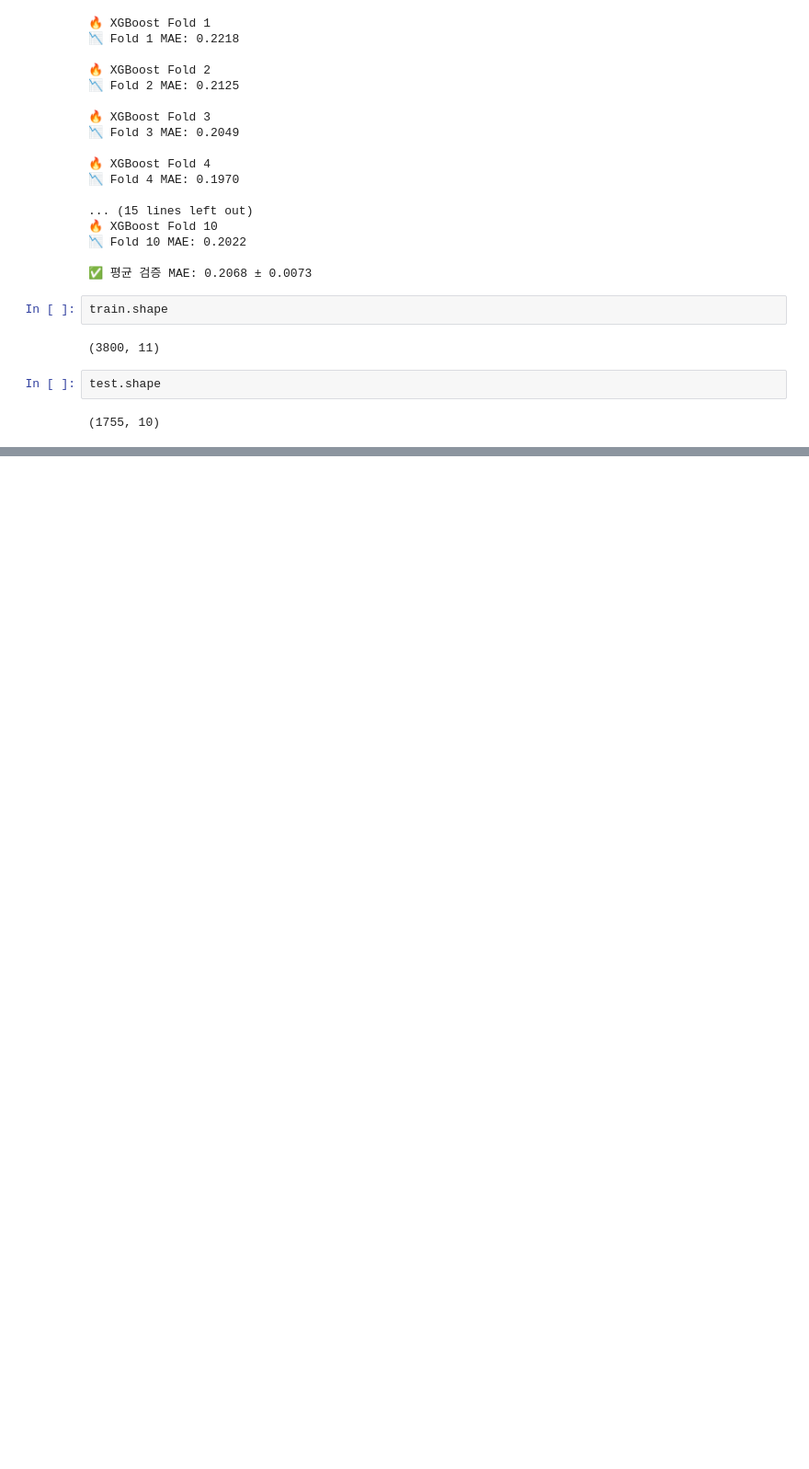
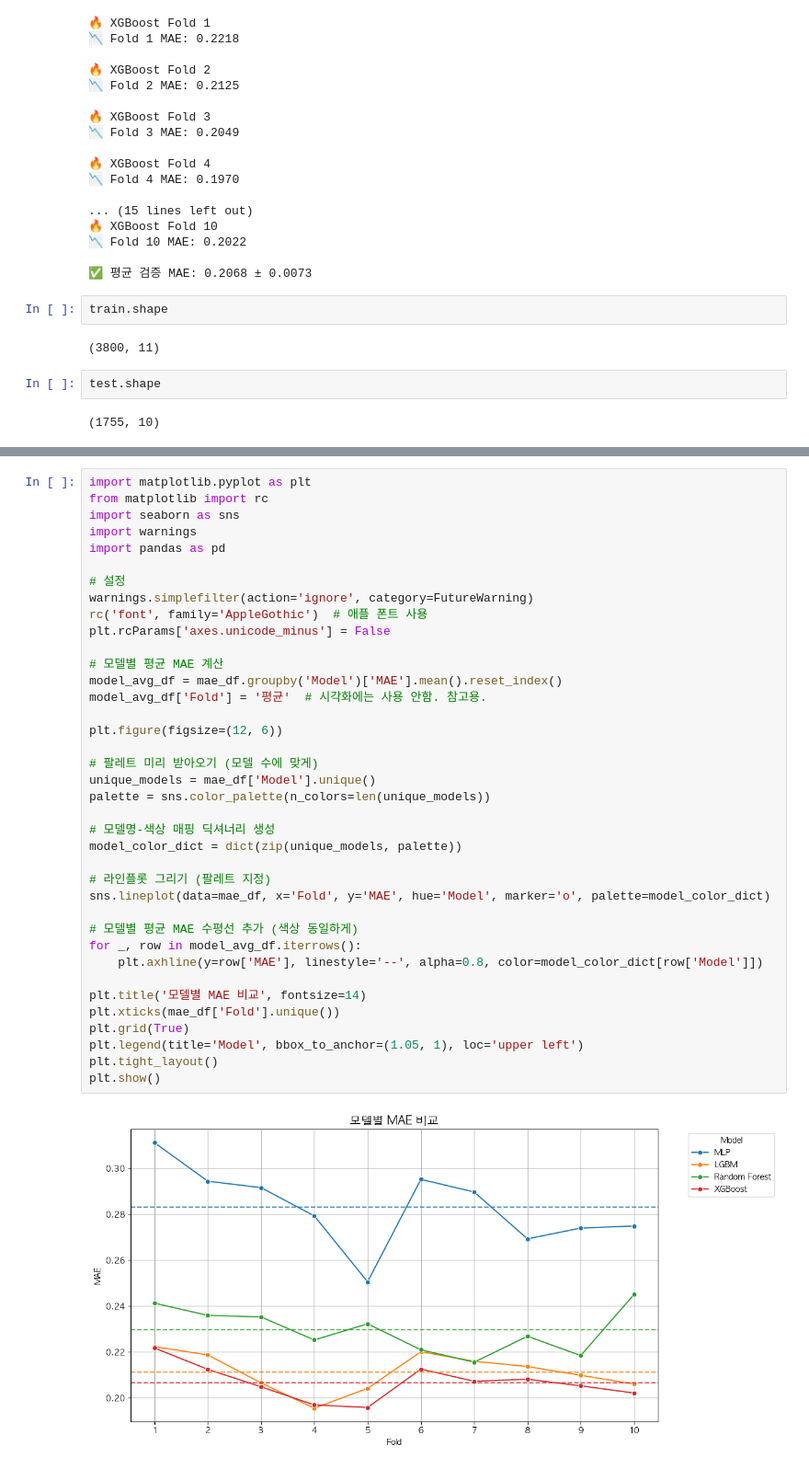
Before and after one commit to kimyoungho010311/Startup_Success_Prediction_Hackathon, a Jupyter notebook: notebooks/Ocean/학습_노트북.ipynb, the cells around one changed output, grey strips where cells are left out. Shown at 92% size. Saved outputs shown, nothing was run; the diff lists cells and outputs as text; blank space fills up the shorter version.

```diff
--- a/notebooks/Ocean/학습_노트북.ipynb
+++ b/notebooks/Ocean/학습_노트북.ipynb
@@ -660,0 +706,40 @@ test.shape
+# %%
+import matplotlib.pyplot as plt
+from matplotlib import rc
+import seaborn as sns
+import warnings
+import pandas as pd
+
+# 설정
+warnings.simplefilter(action='ignore', category=FutureWarning)
+rc('font', family='AppleGothic')  # 애플 폰트 사용
+plt.rcParams['axes.unicode_minus'] = False
+
+# 모델별 평균 MAE 계산
+model_avg_df = mae_df.groupby('Model')['MAE'].mean().reset_index()
+model_avg_df['Fold'] = '평균'  # 시각화에는 사용 안함. 참고용.
+
+plt.figure(figsize=(12, 6))
+
+# 팔레트 미리 받아오기 (모델 수에 맞게)
+unique_models = mae_df['Model'].unique()
+palette = sns.color_palette(n_colors=len(unique_models))
+
+# 모델명-색상 매핑 딕셔너리 생성
+model_color_dict = dict(zip(unique_models, palette))
+
+# 라인플롯 그리기 (팔레트 지정)
+sns.lineplot(data=mae_df, x='Fold', y='MAE', hue='Model', marker='o', palette=model_color_dict)
+
+# 모델별 평균 MAE 수평선 추가 (색상 동일하게)
+for _, row in model_avg_df.iterrows():
+    plt.axhline(y=row['MAE'], linestyle='--', alpha=0.8, color=model_color_dict[row['Model']])
+
+plt.title('모델별 MAE 비교', fontsize=14)
+plt.xticks(mae_df['Fold'].unique())
+plt.grid(True)
+plt.legend(title='Model', bbox_to_anchor=(1.05, 1), loc='upper left')
+plt.tight_layout()
+plt.show()
+# %% [output]
+[figure, added]
```
Also changed, not shown: parts of 2 cells of this notebook, 3 other files.
